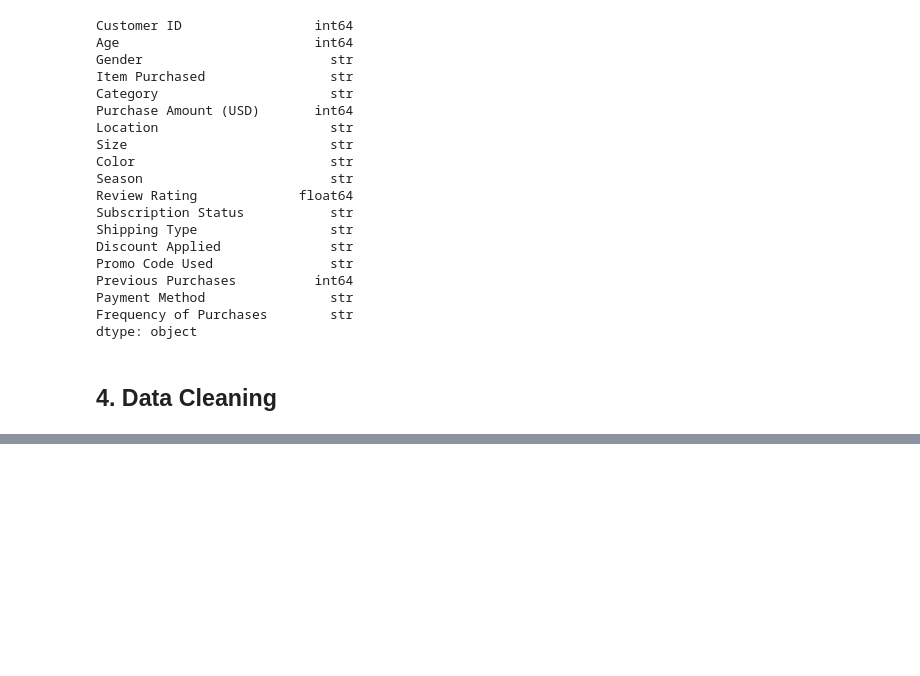
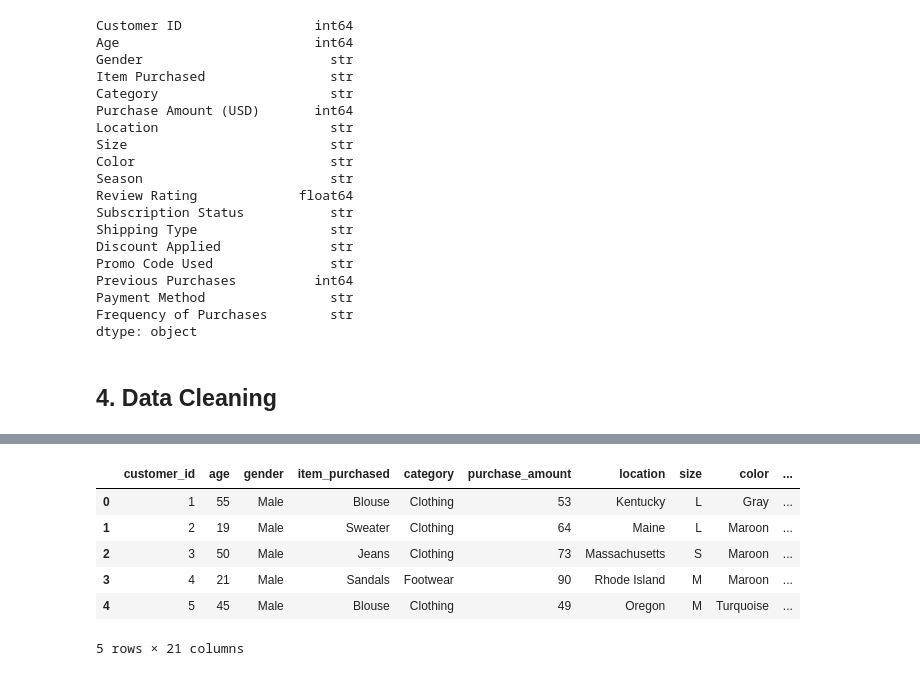
Before and after one commit to poojachavan8225/customer-purchasing-behavior-analysis, a Jupyter notebook: notebooks/customer_purchasing_behavior_analysis.ipynb, the cells around one changed output, grey strips where cells are left out. Drawn from its saved outputs; the diff is of its cells as text; code cells hidden in the pictures; blank space fills up the shorter version.

```diff
--- a/notebooks/customer_purchasing_behavior_analysis.ipynb
+++ b/notebooks/customer_purchasing_behavior_analysis.ipynb
@@ -124,0 +191,13 @@ dtype: object
+# %%
+df['age_group'] = pd.cut(
+    df['age'],
+    bins=[18,25,35,45,55,65,80],
+    labels=[
+        '18-25',
+        '26-35',
+        '36-45',
+        '46-55',
+        '56-65',
+        '65+'
+    ]
+)
@@ -124,0 +213,4 @@ dtype: object
+# %%
+# create a column age_group
+labels = ['Young Adult','Adult','Middel aged','Senior']
+df['age_group'] = pd.qcut(df['age'],q=4,labels=labels)
@@ -124,0 +231,11 @@ dtype: object
+# %%
+# create column purchase_frequency_days
+frequency_mapping = {
+    'Weekly':7,
+    'Bi-Weekly':14,
+    'Monthly':30,
+    'Quarterly':90,
+    'Annually':365
+}
+
+df['purchase_frequency_days'] = df['frequency_of_purchases'].map(frequency_mapping)
@@ -124,0 +253,11 @@ dtype: object
+# %%
+df['purchase_category'] = pd.cut(
+    df['purchase_amount'],
+    bins=[0,50,100,200,500],
+    labels=[
+        'Low',
+        'Medium',
+        'High',
+        'Premium'
+    ]
+)
@@ -124,0 +273,10 @@ dtype: object
+# %%
+df.head()
+# %% [output]
+|  | customer_id | age | gender | item_purchased | category | purchase_amount | location | size | color | ... |
+| 0 | 1 | 55 | Male | Blouse | Clothing | 53 | Kentucky | L | Gray | ... |
+| 1 | 2 | 19 | Male | Sweater | Clothing | 64 | Maine | L | Maroon | ... |
+| 2 | 3 | 50 | Male | Jeans | Clothing | 73 | Massachusetts | S | Maroon | ... |
+| 3 | 4 | 21 | Male | Sandals | Footwear | 90 | Rhode Island | M | Maroon | ... |
+| 4 | 5 | 45 | Male | Blouse | Clothing | 49 | Oregon | M | Turquoise | ... |
+5 rows × 21 columns
```
Also changed, not shown: parts of 10 cells of this notebook.
